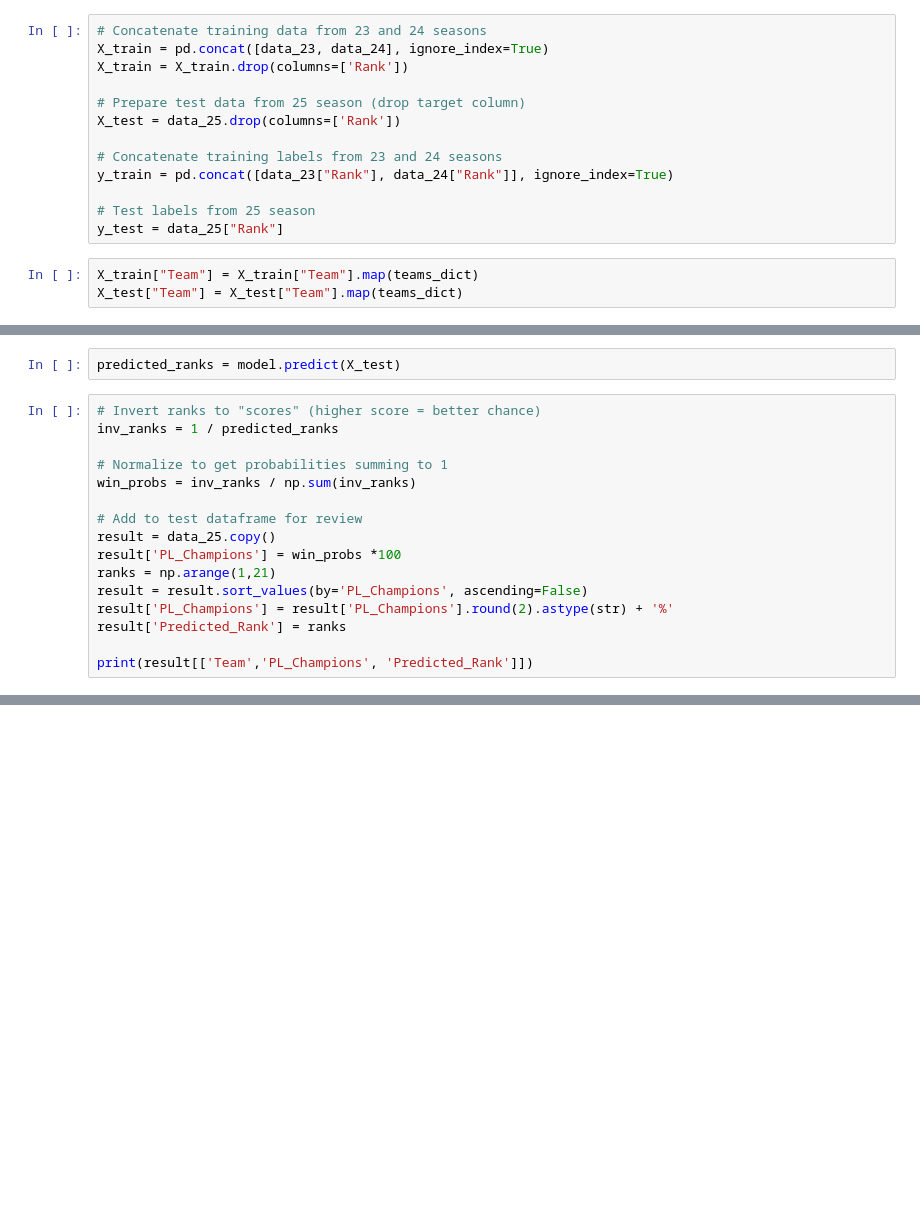
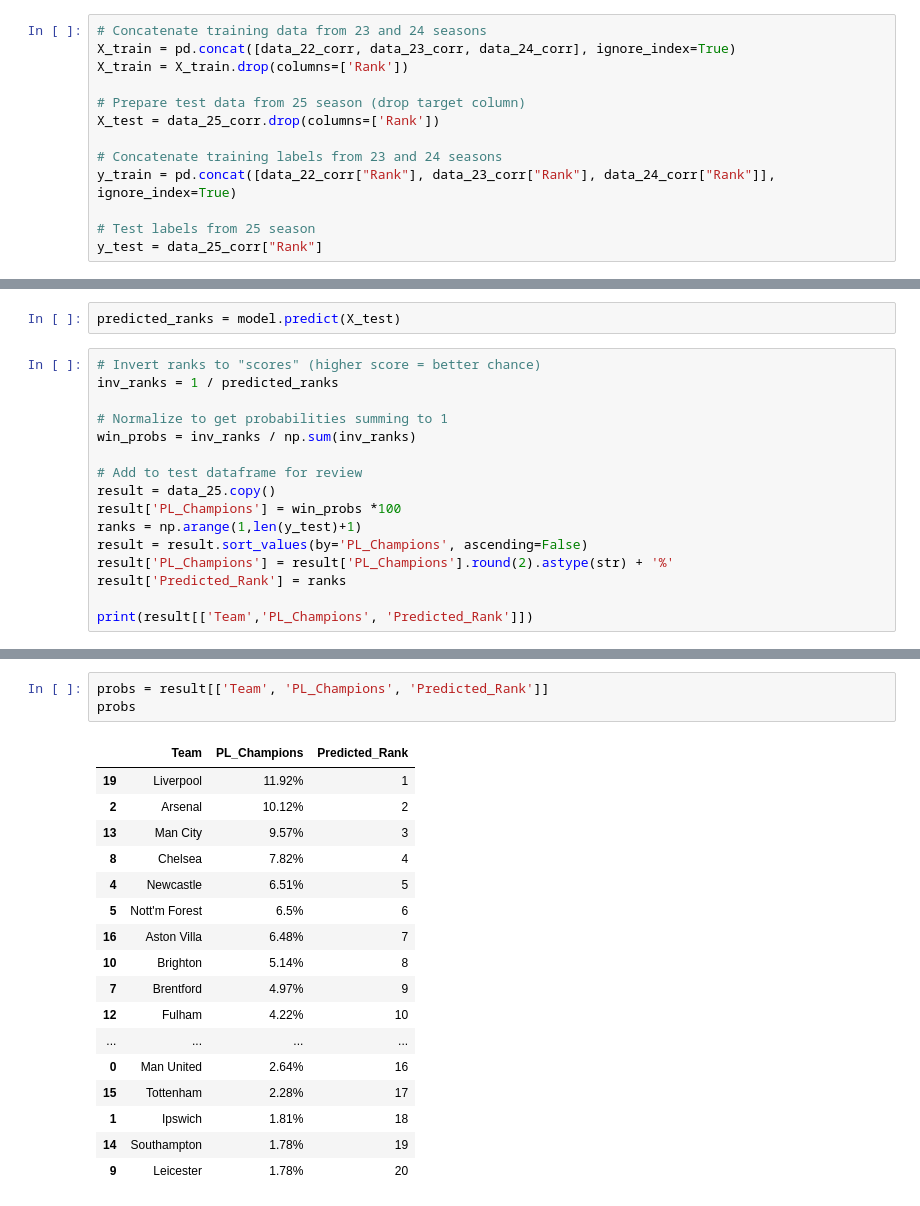
Before and after one commit to racemdammak/LaLiga-EPL-Predictions, a Jupyter notebook: EPL/PL_predictions.ipynb, the cells around one changed output, grey strips where cells are left out. Drawn from its saved outputs; the diff is of its cells as text; blank space fills up the shorter version.

```diff
--- a/EPL/PL_predictions.ipynb
+++ b/EPL/PL_predictions.ipynb
@@ -91,19 +85,16 @@ data['Team'] = data['Team'].map(teams_dict)
 # %%
 # Concatenate training data from 23 and 24 seasons
-X_train = pd.concat([data_23, data_24], ignore_index=True)
+X_train = pd.concat([data_22_corr, data_23_corr, data_24_corr], ignore_index=True)
 X_train = X_train.drop(columns=['Rank'])
 
 # Prepare test data from 25 season (drop target column)
-X_test = data_25.drop(columns=['Rank'])
+X_test = data_25_corr.drop(columns=['Rank'])
 
 # Concatenate training labels from 23 and 24 seasons
-y_train = pd.concat([data_23["Rank"], data_24["Rank"]], ignore_index=True)
+y_train = pd.concat([data_22_corr["Rank"], data_23_corr["Rank"], data_24_corr["Rank"]], ignore_index=True)
 
 # Test labels from 25 season
-y_test = data_25["Rank"]
+y_test = data_25_corr["Rank"]
-# %%
-X_train["Team"] = X_train["Team"].map(teams_dict)
-X_test["Team"] = X_test["Team"].map(teams_dict)
 # %%
 pos = sum(y_train == 1)
 neg = sum(y_train == 0)
@@ -139,7 +130,7 @@ win_probs = inv_ranks / np.sum(inv_ranks)
 # Add to test dataframe for review
 result = data_25.copy()
 result['PL_Champions'] = win_probs *100
-ranks = np.arange(1,21)
+ranks = np.arange(1,len(y_test)+1)
 result = result.sort_values(by='PL_Champions', ascending=False)
 result['PL_Champions'] = result['PL_Champions'].round(2).astype(str) + '%'
 result['Predicted_Rank'] = ranks
@@ -165,0 +170,21 @@ print(result[['Team','PL_Champions', 'Predicted_Rank']])
+# %%
+probs = result[['Team', 'PL_Champions', 'Predicted_Rank']]
+probs
+# %% [output]
+|  | Team | PL_Champions | Predicted_Rank |
+| 19 | Liverpool | 11.92% | 1 |
+| 2 | Arsenal | 10.12% | 2 |
+| 13 | Man City | 9.57% | 3 |
+| 8 | Chelsea | 7.82% | 4 |
+| 4 | Newcastle | 6.51% | 5 |
+| 5 | Nott'm Forest | 6.5% | 6 |
+| 16 | Aston Villa | 6.48% | 7 |
+| 10 | Brighton | 5.14% | 8 |
+| 7 | Brentford | 4.97% | 9 |
+| 12 | Fulham | 4.22% | 10 |
+| ... | ... | ... | ... |
+| 0 | Man United | 2.64% | 16 |
+| 15 | Tottenham | 2.28% | 17 |
+| 1 | Ipswich | 1.81% | 18 |
+| 14 | Southampton | 1.78% | 19 |
+| 9 | Leicester | 1.78% | 20 |
```
Also changed, not shown: parts of 16 cells of this notebook, 26 other files.
